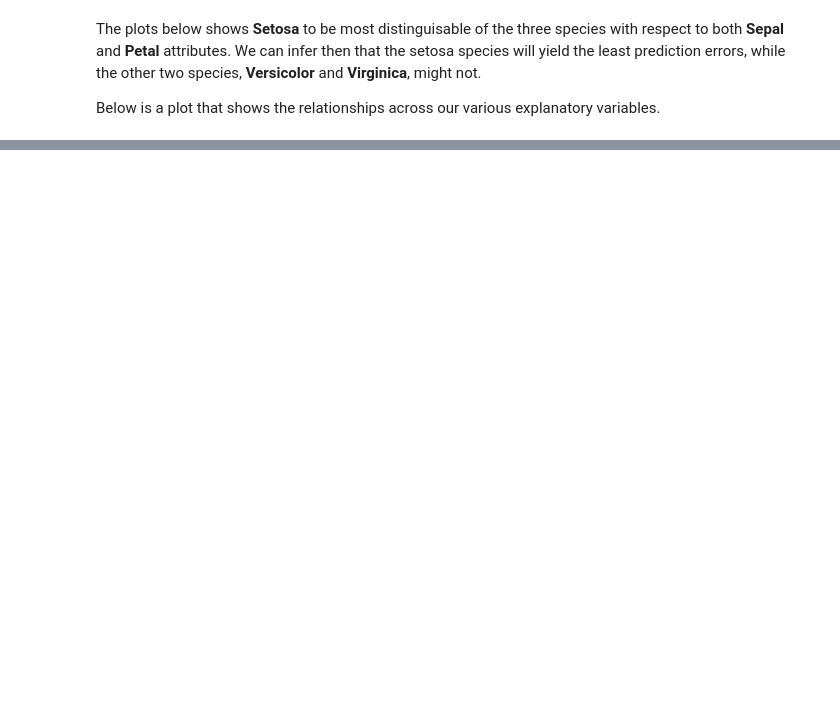
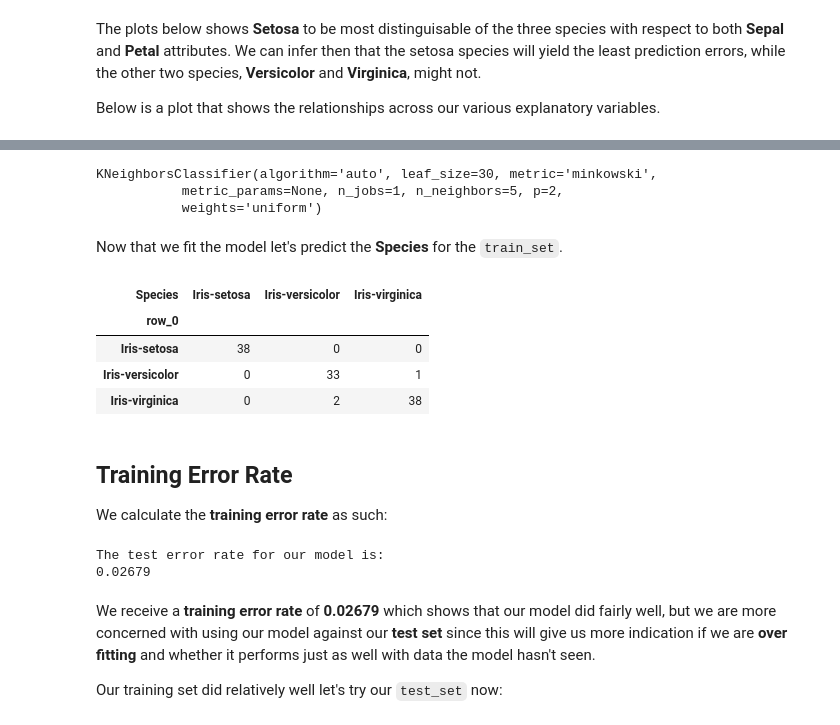
Before and after one commit to dcamposliz/classification_iris, a Jupyter notebook: kNearestNeighbor.ipynb, the cells around one changed output, grey strips where cells are left out. Drawn from its saved outputs; the diff is of its cells as text; code cells hidden in the pictures; blank space fills up the shorter version.

```diff
--- a/kNearestNeighbor.ipynb
+++ b/kNearestNeighbor.ipynb
@@ -93,0 +137,35 @@ The K-Nearest Neighbor algorithm predicts based on majority votes, measuring a c
+# %%
+kNN = neighbors.KNeighborsClassifier()
+
+kNN.fit(train_set, class_set['Species'])
+# %% [output]
+KNeighborsClassifier(algorithm='auto', leaf_size=30, metric='minkowski',
+           metric_params=None, n_jobs=1, n_neighbors=5, p=2,
+           weights='uniform')
+# %% [markdown]
+Now that we fit the model let's predict the **Species** for the `train_set`.
+# %%
+predictionsTrain = kNN.predict(train_set)
+pd.crosstab(predictionsTrain, class_set['Species'])
+# %% [output]
+| Species | Iris-setosa | Iris-versicolor | Iris-virginica |
+| row_0 |  |  |  |
+| Iris-setosa | 38 | 0 | 0 |
+| Iris-versicolor | 0 | 33 | 1 |
+| Iris-virginica | 0 | 2 | 38 |
+# %% [markdown]
+## Training Error Rate
+We calculate the **training error rate** as such:
+# %%
+# Total Number of observations is 112
+# Total Number of observations predicted incorrectly is 3
+print("The test error rate for our model is:")
+
+print('%.5f' % (3/112))
+# %% [output]
+The test error rate for our model is:
+0.02679
+# %% [markdown]
+We receive a **training error rate** of **0.02679** which shows that our model did fairly well, but we are more concerned with using our model against our **test set** since this will give us more indication if we are **over fitting** and whether it performs just as well with data the model hasn't seen.
+
+Our training set did relatively well let's try our `test_set` now:
```
Also changed, not shown: parts of 16 cells of this notebook.
